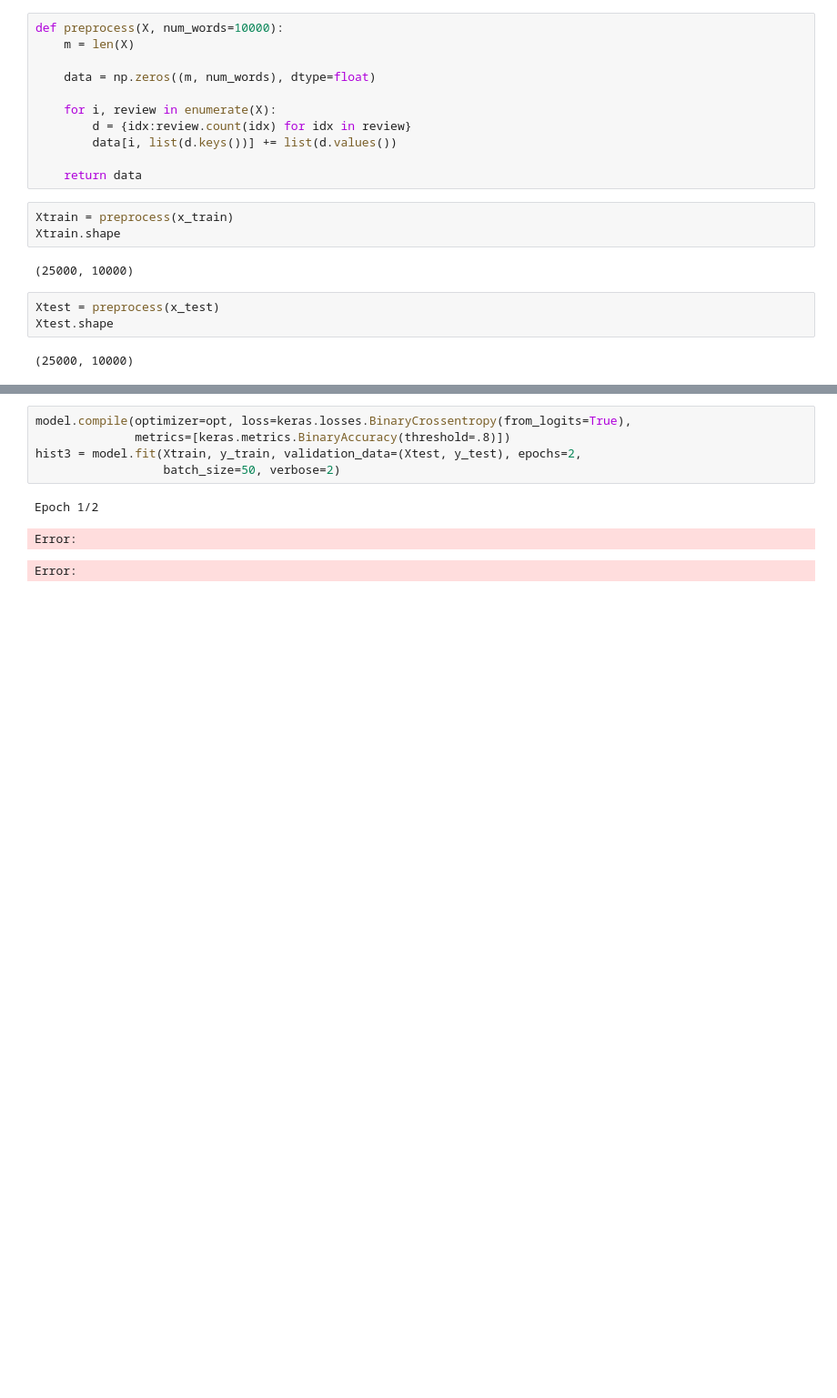
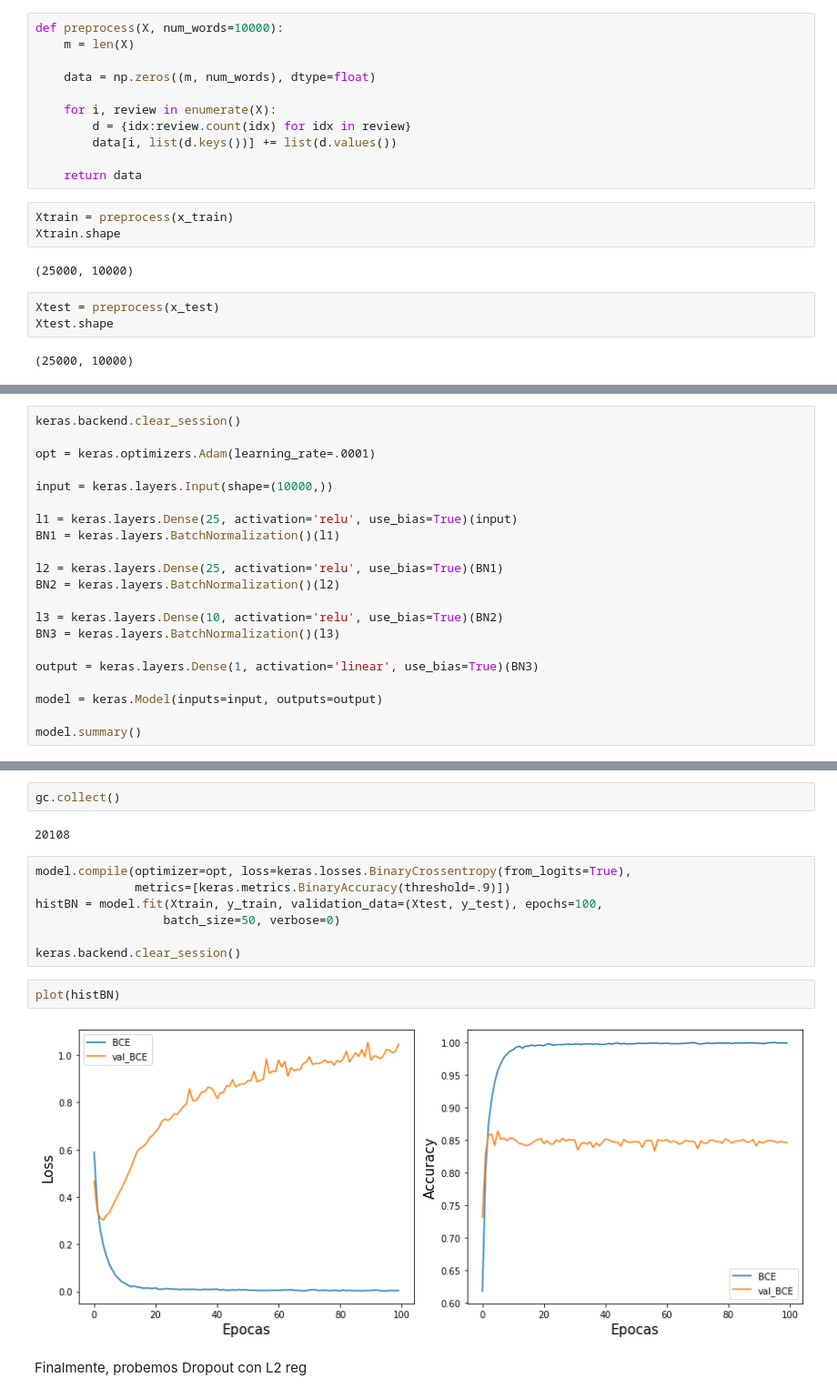
Before and after one commit to lautarogiordano/DL-IB-Exs, a Jupyter notebook: P3/Ej_3.ipynb, the cells around one changed output, grey strips where cells are left out. Shown at 91% size. Drawn from its saved outputs; the diff is of its cells as text; blank space fills up the shorter version.

```diff
--- a/P3/Ej_3.ipynb
+++ b/P3/Ej_3.ipynb
@@ -102,0 +204,21 @@ _________________________________________________________________
+# %%
+keras.backend.clear_session()
+
+opt = keras.optimizers.Adam(learning_rate=.0001)
+
+input = keras.layers.Input(shape=(10000,))
+
+l1 = keras.layers.Dense(25, activation='relu', use_bias=True)(input)
+BN1 = keras.layers.BatchNormalization()(l1)
+
+l2 = keras.layers.Dense(25, activation='relu', use_bias=True)(BN1)
+BN2 = keras.layers.BatchNormalization()(l2)
+
+l3 = keras.layers.Dense(10, activation='relu', use_bias=True)(BN2)
+BN3 = keras.layers.BatchNormalization()(l3)
+
+output = keras.layers.Dense(1, activation='linear', use_bias=True)(BN3)
+
+model = keras.Model(inputs=input, outputs=output)
+
+model.summary()
@@ -103,9 +243,17 @@ _________________________________________________________________
+# %%
+gc.collect()
+# %% [output]
+20108
 # %%
 model.compile(optimizer=opt, loss=keras.losses.BinaryCrossentropy(from_logits=True),
-              metrics=[keras.metrics.BinaryAccuracy(threshold=.8)])
-hist3 = model.fit(Xtrain, y_train, validation_data=(Xtest, y_test), epochs=2,
-                  batch_size=50, verbose=2)
+              metrics=[keras.metrics.BinaryAccuracy(threshold=.9)])
+histBN = model.fit(Xtrain, y_train, validation_data=(Xtest, y_test), epochs=100,
+                  batch_size=50, verbose=0)
+
+keras.backend.clear_session()
-# %% [output]
-Epoch 1/2
-Error:
-Error:
+# %%
+plot(histBN)
+# %% [output]
+[figure, added]
+# %% [markdown]
+Finalmente, probemos Dropout con L2 reg
```
Also changed, not shown: parts of 18 cells of this notebook.
